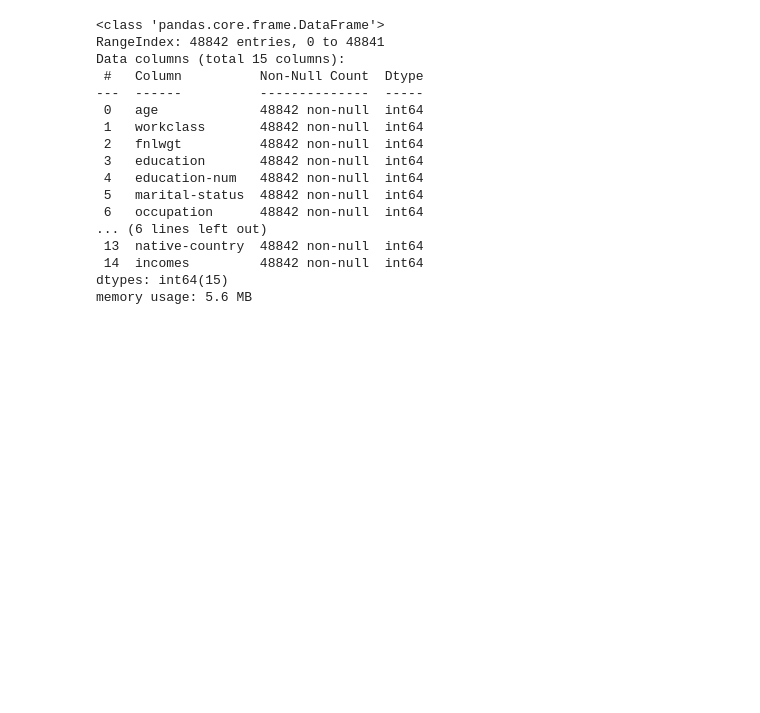
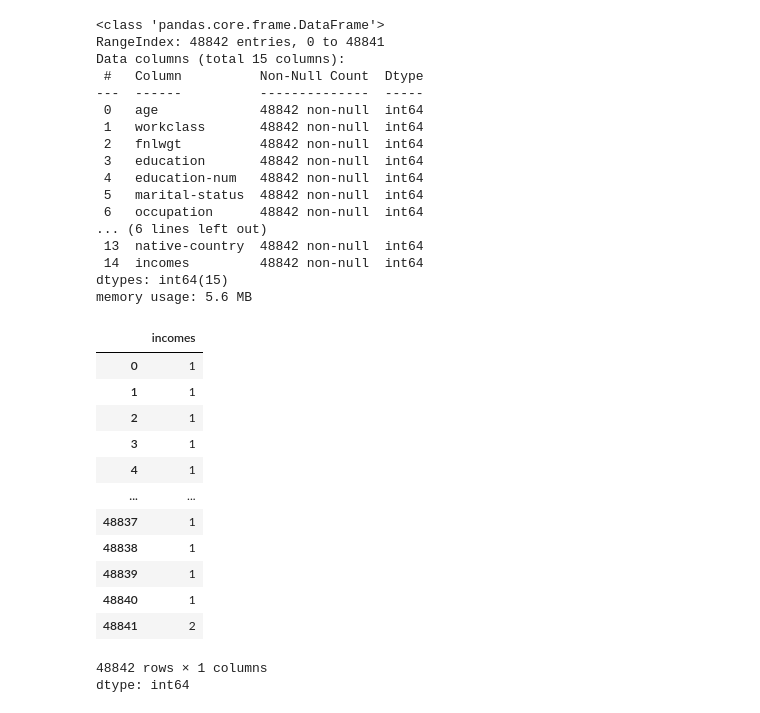
Before and after one commit to Innovatewithapple/Classification, a Jupyter notebook: adultincomeClassification.ipynb, the cells around one changed output. Saved outputs shown, nothing was run; the diff lists cells and outputs as text; code cells hidden in the pictures; blank space fills up the shorter version.

```diff
--- a/adultincomeClassification.ipynb
+++ b/adultincomeClassification.ipynb
@@ -78,3 +78,23 @@ Data columns (total 15 columns):
  14  incomes         48842 non-null  int64
 dtypes: int64(15)
 memory usage: 5.6 MB
+# %%
+x = df.drop(columns='incomes')
+y = df['incomes']
+# %%
+y
+# %% [output]
+|  | incomes |
+| 0 | 1 |
+| 1 | 1 |
+| 2 | 1 |
+| 3 | 1 |
+| 4 | 1 |
+| ... | ... |
+| 48837 | 1 |
+| 48838 | 1 |
+| 48839 | 1 |
+| 48840 | 1 |
+| 48841 | 2 |
+48842 rows × 1 columns
+dtype: int64
```
Also changed, not shown: parts of 6 cells of this notebook.
